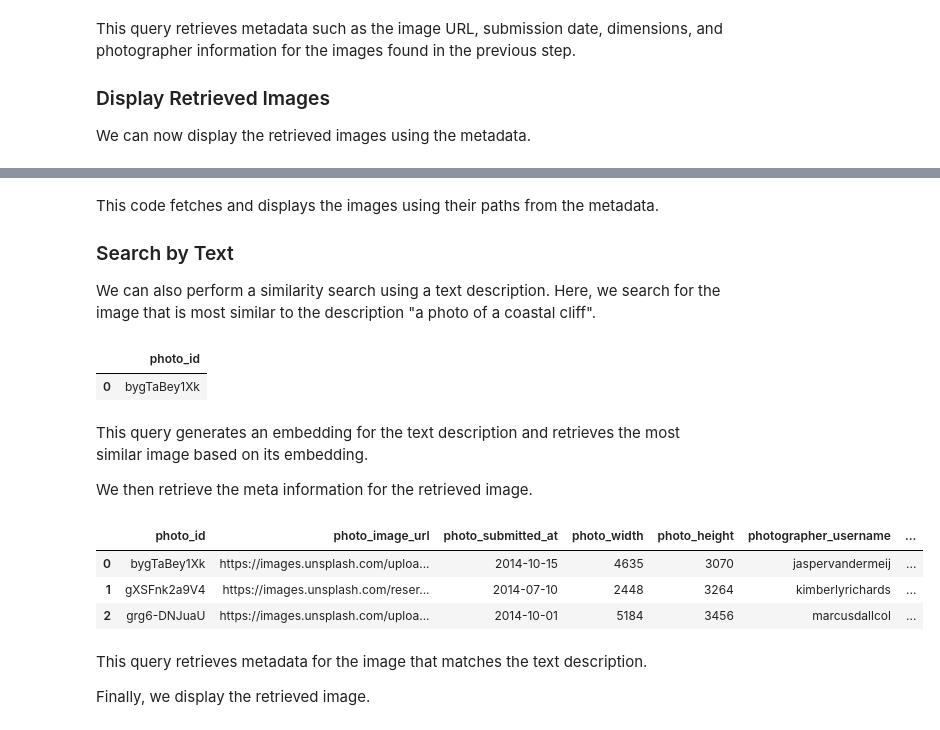
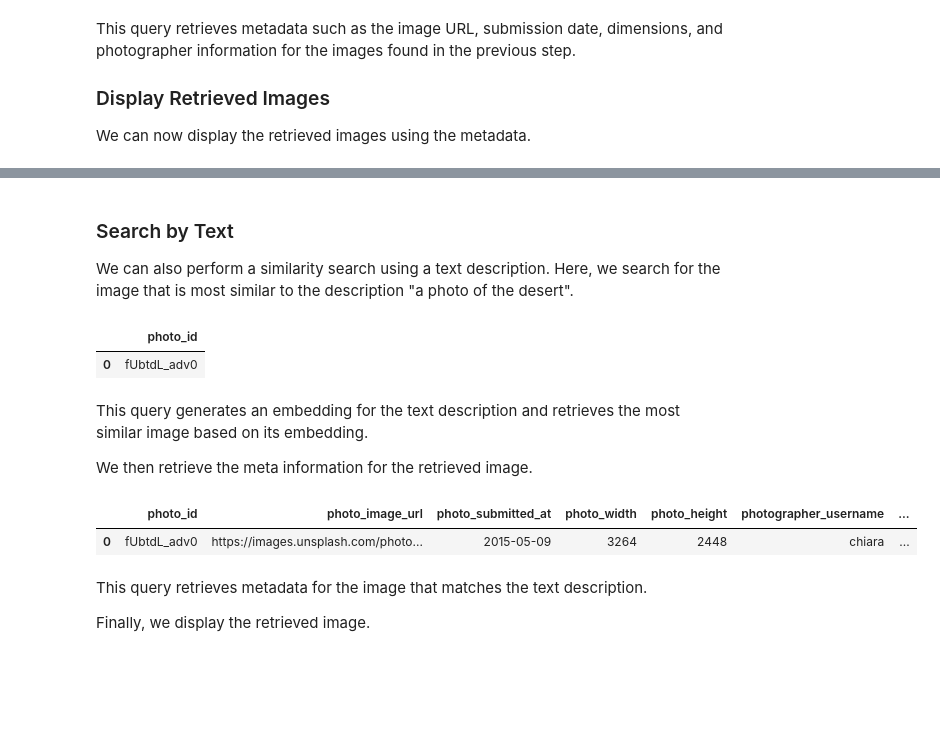
Before and after one commit to smartmind-team/mintlify-docs, a Jupyter notebook: examples/Image_Retrieval.ipynb, the cells around one changed output, grey strips where cells are left out. Saved outputs shown, nothing was run; the diff lists cells and outputs as text; code cells hidden in the pictures; blank space fills up the shorter version.

```diff
--- a/examples/Image_Retrieval.ipynb
+++ b/examples/Image_Retrieval.ipynb
@@ -362,9 +377,7 @@ show_images(df, 'photo_image_url')
 # %% [markdown]
-This code fetches and displays the images using their paths from the metadata.
-
 ### Search by Text
 
-We can also perform a similarity search using a text description. Here, we search for the image that is most similar to the description "a photo of a coastal cliff".
+We can also perform a similarity search using a text description. Here, we search for the image that is most similar to the description "a photo of the desert".
 # %%
 query_result = client.query.execute(
     """
@@ -374,7 +387,7 @@ query_result = client.query.execute(
     SELECT
     thanosql.embed(
         engine := 'huggingface',
-        input := 'a photo of a coastal cliff',
+        input := 'a photo of the desert',
         model := 'openai/clip-vit-base-patch32'
         )
     )
@@ -384,7 +397,7 @@ query_result = client.query.execute(
 check_query_result(query_result)
 # %% [output]
 |  | photo_id |
-| 0 | bygTaBey1Xk |
+| 0 | fUbtdL_adv0 |
 # %% [markdown]
 This query generates an embedding for the text description and retrieves the most similar image based on its embedding.
 
@@ -398,38 +411,36 @@ query_result = client.query.execute(
         photo_width,
         photo_height,
         photographer_username,
         photographer_first_name,
         photographer_last_name,
         exif_camera_make,
         exif_camera_model,
         exif_iso,
         exif_aperture_value,
         exif_focal_length,
         exif_exposure_time
     FROM unsplash_meta_sample
     WHERE photo_id
     IN (
         SELECT photo_id
         FROM unsplash_embed_sample
         ORDER BY embedding <-> (
         SELECT
         thanosql.embed(
             engine := 'huggingface',
-            input := 'a photo of a coastal cliff',
+            input := 'a photo of the desert',
             model := 'openai/clip-vit-base-patch32'
             )
         )
-        LIMIT 3
+        LIMIT 1
     )
     """
 )
 df = query_result.records.to_df()
 df
 # %% [output]
 |  | photo_id | photo_image_url | photo_submitted_at | photo_width | photo_height | photographer_username | ... |
-| 0 | bygTaBey1Xk | https://images.unsplash.com/uploa... | 2014-10-15 | 4635 | 3070 | jaspervandermeij | ... |
-| 1 | gXSFnk2a9V4 | https://images.unsplash.com/reser... | 2014-07-10 | 2448 | 3264 | kimberlyrichards | ... |
-| 2 | grg6-DNJuaU | https://images.unsplash.com/uploa... | 2014-10-01 | 5184 | 3456 | marcusdallcol | ... |
+| 0 | fUbtdL_adv0 | https://images.unsplash.com/photo... | 2015-05-09 | 3264 | 2448 | chiara | ... |
 # %% [markdown]
 This query retrieves metadata for the image that matches the text description.
 
```
Also changed, not shown: parts of 20 cells of this notebook, 11 other files.
